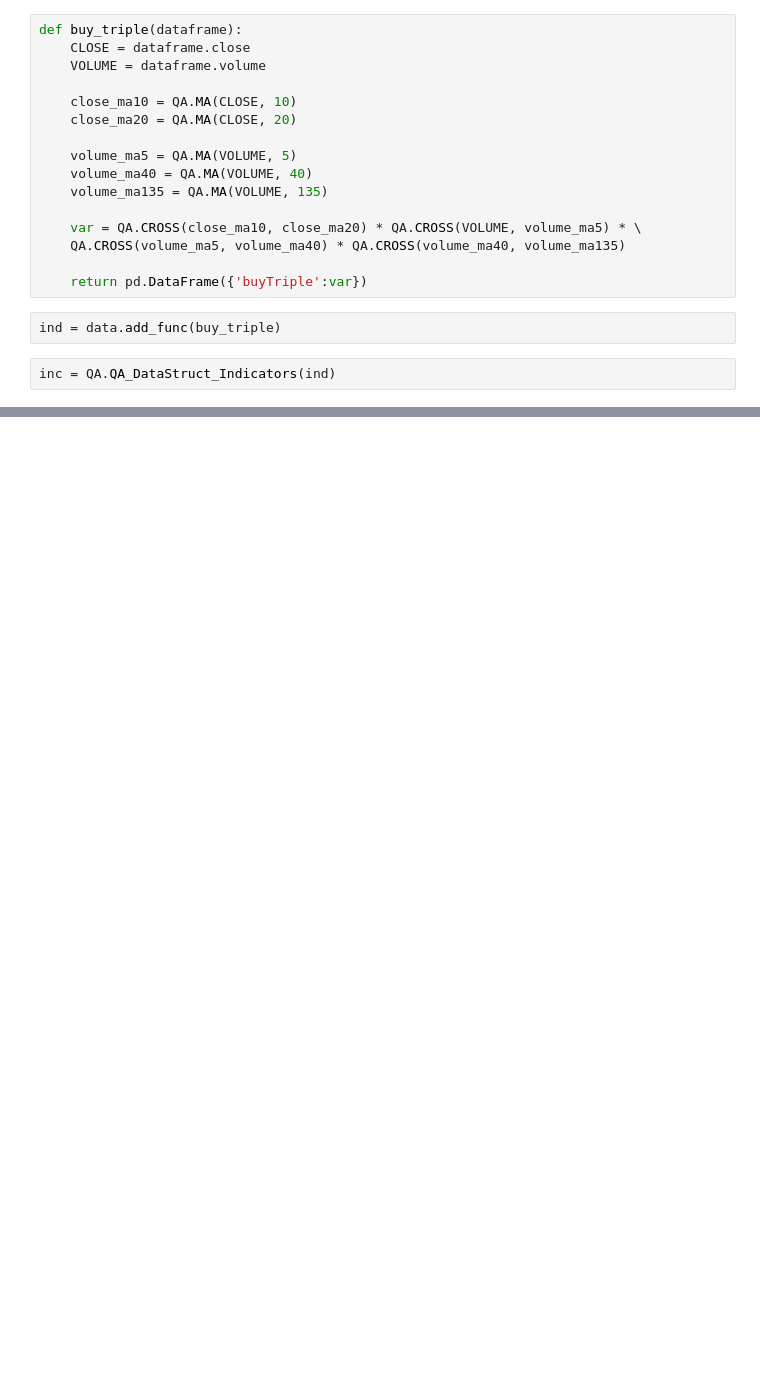
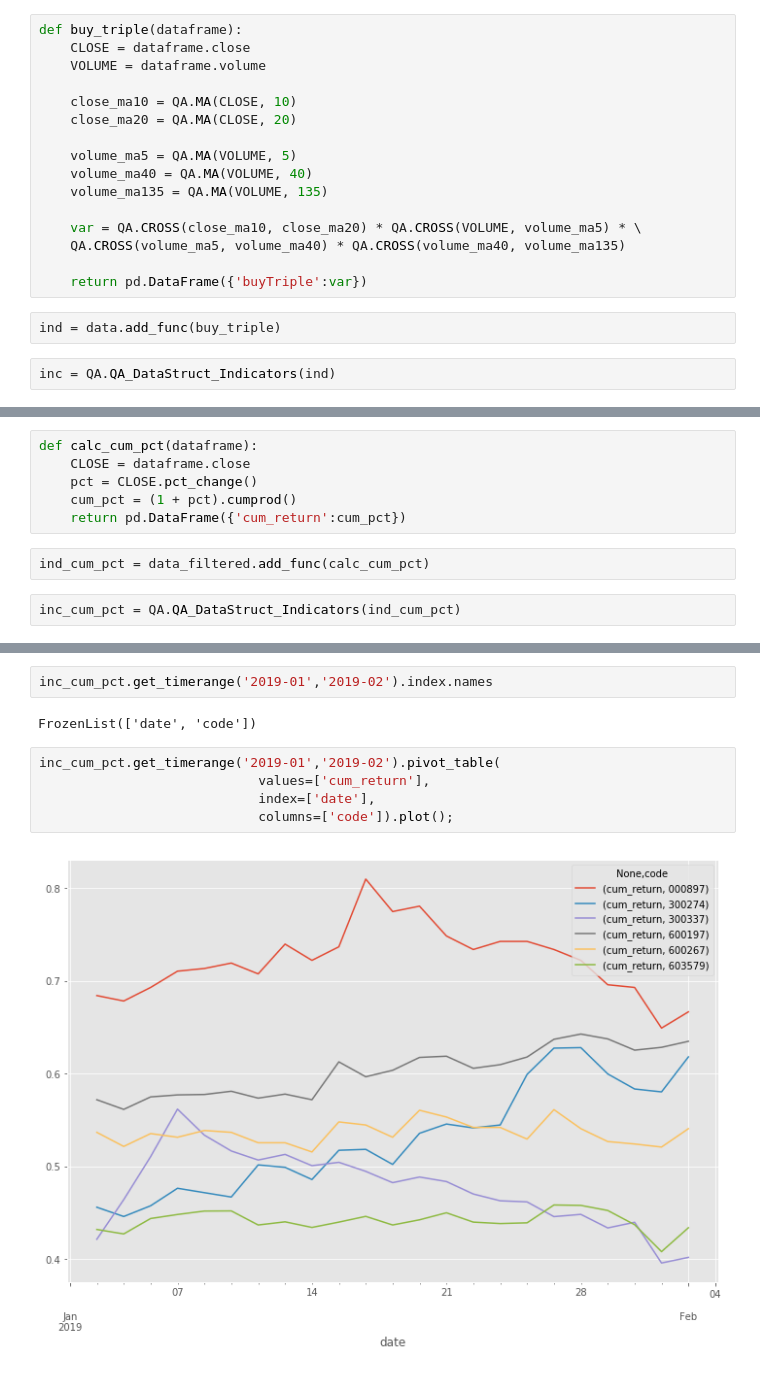
Before and after one commit to dxcv/strategy_research, a Jupyter notebook: simulation/select asset.ipynb, the cells around one changed output, grey strips where cells are left out. Drawn from its saved outputs; the diff is of its cells as text; blank space fills up the shorter version.

```diff
--- a/simulation/select asset.ipynb
+++ b/simulation/select asset.ipynb
@@ -70,0 +115,10 @@ ind[ind.buyTriple == 1]
+# %%
+def calc_cum_pct(dataframe):
+    CLOSE = dataframe.close
+    pct = CLOSE.pct_change()
+    cum_pct = (1 + pct).cumprod()
+    return pd.DataFrame({'cum_return':cum_pct})
+# %%
+ind_cum_pct = data_filtered.add_func(calc_cum_pct)
+# %%
+inc_cum_pct = QA.QA_DataStruct_Indicators(ind_cum_pct)
@@ -70,0 +135,11 @@ ind[ind.buyTriple == 1]
+# %%
+inc_cum_pct.get_timerange('2019-01','2019-02').index.names
+# %% [output]
+FrozenList(['date', 'code'])
+# %%
+inc_cum_pct.get_timerange('2019-01','2019-02').pivot_table(
+                            values=['cum_return'],
+                            index=['date'],
+                            columns=['code']).plot();
+# %% [output]
+[figure, added]
```
Also changed, not shown: parts of 16 cells of this notebook.
